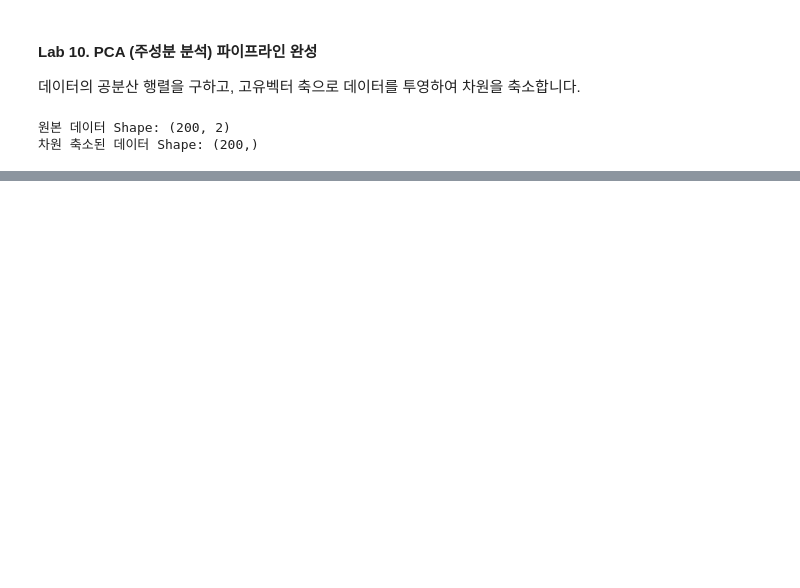
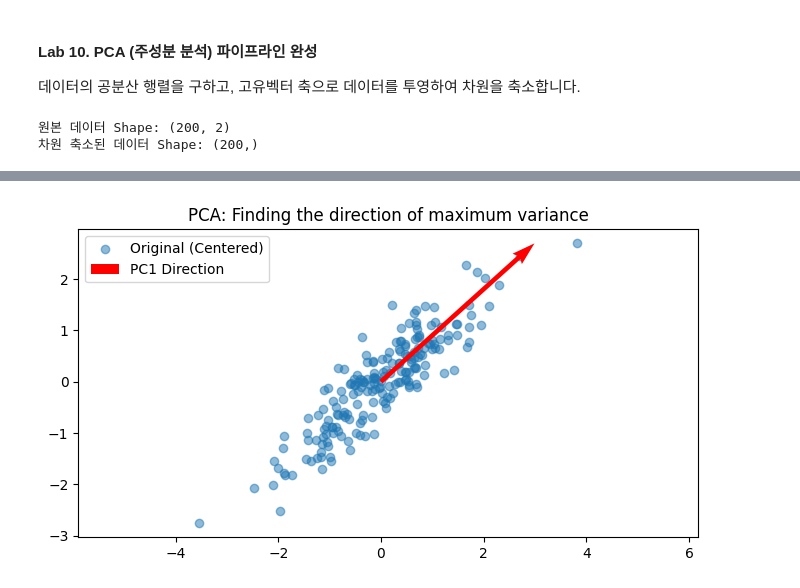
Before and after one commit to yuuki08noah/INGONGJINEUNGPROGRAMMING, a Jupyter notebook: 1-2 SVD와 PCA_Stu.ipynb, the cells around one changed output, grey strips where cells are left out. Drawn from its saved outputs; the diff is of its cells as text; code cells hidden in the pictures; blank space fills up the shorter version.

```diff
--- a/1-2 SVD와 PCA_Stu.ipynb
+++ b/1-2 SVD와 PCA_Stu.ipynb
@@ -61,0 +386,30 @@ print("차원 축소된 데이터 Shape:", X_projected.shape)
+# %%
+import numpy as np
+import matplotlib.pyplot as plt
+
+# 1. 기본적인 2차원 데이터의 1차원 축소
+np.random.seed(42)
+# 대각선 방향으로 길게 늘어진 데이터 생성
+X = np.dot(np.random.rand(2, 2), np.random.randn(2, 200)).T
+
+# 데이터 중심화 (Mean Centering)
+X_centered = X - np.mean(X, axis=0)
+
+# 공분산 행렬 계산 및 고유값 분해
+cov_matrix = np.cov(X_centered.T)
+eigen_vals, eigen_vecs = np.linalg.eig(cov_matrix)
+
+# 첫 번째 주성분(PC1)으로 투영
+pc1 = eigen_vecs[:, np.argmax(eigen_vals)]
+X_pca = X_centered @ pc1
+
+# 시각화
+plt.figure(figsize=(8, 4))
+plt.scatter(X_centered[:, 0], X_centered[:, 1], alpha=0.5, label='Original (Centered)')
+plt.quiver(0, 0, pc1[0], pc1[1], color='r', scale=3, label='PC1 Direction')
+plt.title("PCA: Finding the direction of maximum variance")
+plt.legend()
+plt.axis('equal')
+plt.show()
+# %% [output]
+[figure, added]
```
Also changed, not shown: parts of 21 cells of this notebook.
